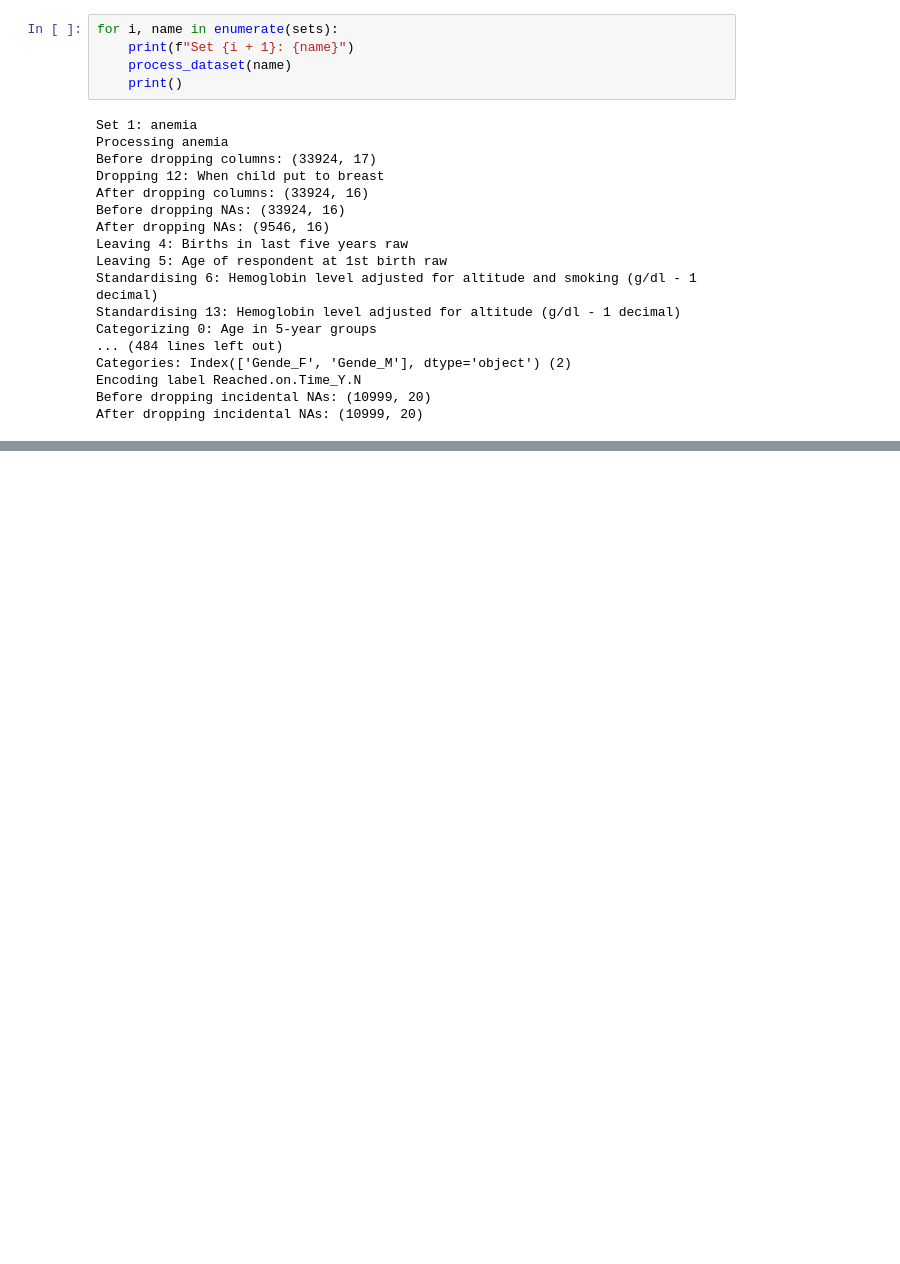
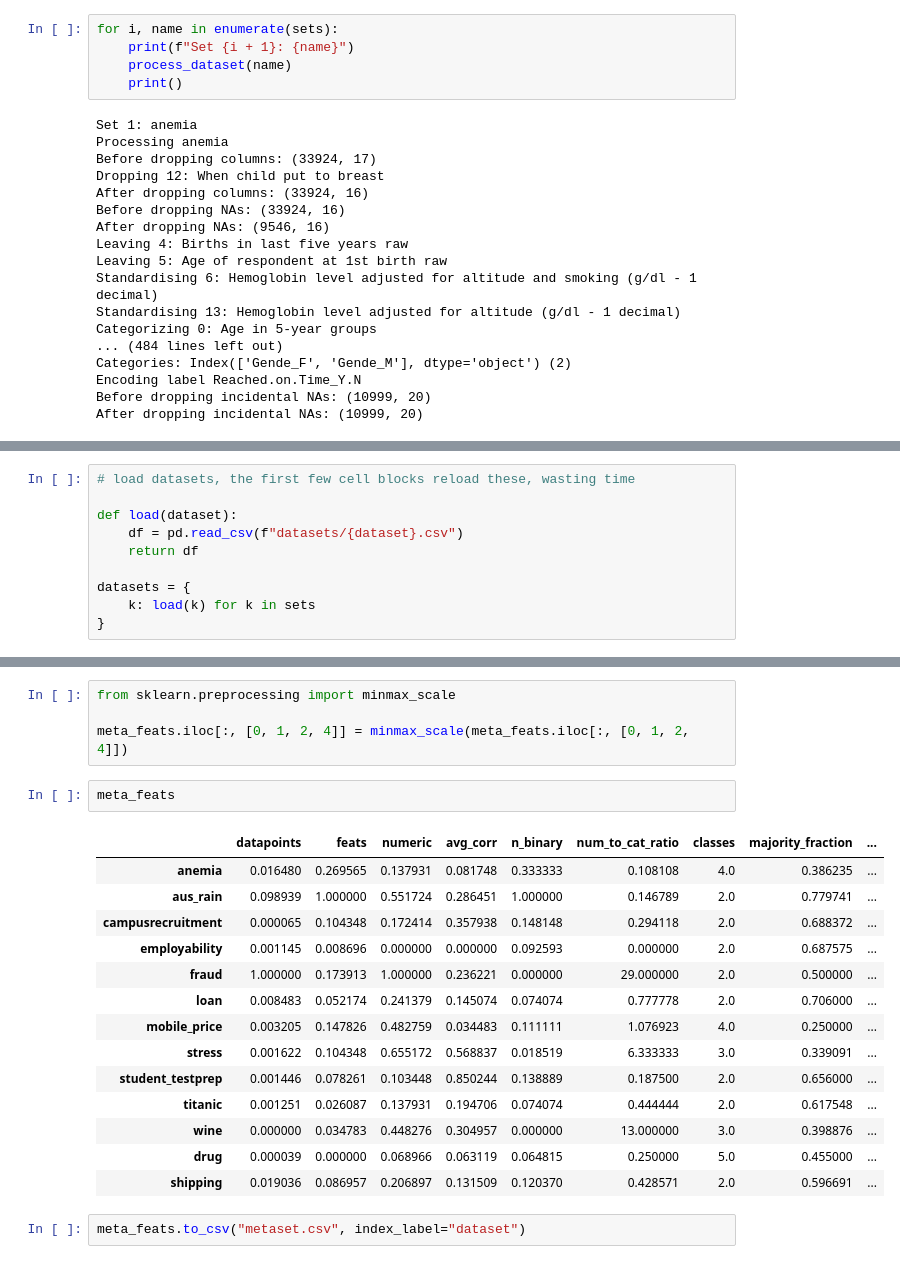
Before and after one commit to SantriptaSharma/iml-metaclassifiers, a Jupyter notebook: preprocess.ipynb, the cells around one changed output, grey strips where cells are left out. Drawn from its saved outputs; the diff is of its cells as text; blank space fills up the shorter version.

```diff
--- a/preprocess.ipynb
+++ b/preprocess.ipynb
@@ -186,0 +208,10 @@ After dropping incidental NAs: (10999, 20)
+# %%
+# load datasets, the first few cell blocks reload these, wasting time
+
+def load(dataset):
+	df = pd.read_csv(f"datasets/{dataset}.csv")
+	return df
+
+datasets = {
+	k: load(k) for k in sets
+}
@@ -186,0 +282,23 @@ After dropping incidental NAs: (10999, 20)
+# %%
+from sklearn.preprocessing import minmax_scale
+
+meta_feats.iloc[:, [0, 1, 2, 4]] = minmax_scale(meta_feats.iloc[:, [0, 1, 2, 4]])
+# %%
+meta_feats
+# %% [output]
+|  | datapoints | feats | numeric | avg_corr | n_binary | num_to_cat_ratio | classes | majority_fraction | ... |
+| anemia | 0.016480 | 0.269565 | 0.137931 | 0.081748 | 0.333333 | 0.108108 | 4.0 | 0.386235 | ... |
+| aus_rain | 0.098939 | 1.000000 | 0.551724 | 0.286451 | 1.000000 | 0.146789 | 2.0 | 0.779741 | ... |
+| campusrecruitment | 0.000065 | 0.104348 | 0.172414 | 0.357938 | 0.148148 | 0.294118 | 2.0 | 0.688372 | ... |
+| employability | 0.001145 | 0.008696 | 0.000000 | 0.000000 | 0.092593 | 0.000000 | 2.0 | 0.687575 | ... |
+| fraud | 1.000000 | 0.173913 | 1.000000 | 0.236221 | 0.000000 | 29.000000 | 2.0 | 0.500000 | ... |
+| loan | 0.008483 | 0.052174 | 0.241379 | 0.145074 | 0.074074 | 0.777778 | 2.0 | 0.706000 | ... |
+| mobile_price | 0.003205 | 0.147826 | 0.482759 | 0.034483 | 0.111111 | 1.076923 | 4.0 | 0.250000 | ... |
+| stress | 0.001622 | 0.104348 | 0.655172 | 0.568837 | 0.018519 | 6.333333 | 3.0 | 0.339091 | ... |
+| student_testprep | 0.001446 | 0.078261 | 0.103448 | 0.850244 | 0.138889 | 0.187500 | 2.0 | 0.656000 | ... |
+| titanic | 0.001251 | 0.026087 | 0.137931 | 0.194706 | 0.074074 | 0.444444 | 2.0 | 0.617548 | ... |
+| wine | 0.000000 | 0.034783 | 0.448276 | 0.304957 | 0.000000 | 13.000000 | 3.0 | 0.398876 | ... |
+| drug | 0.000039 | 0.000000 | 0.068966 | 0.063119 | 0.064815 | 0.250000 | 5.0 | 0.455000 | ... |
+| shipping | 0.019036 | 0.086957 | 0.206897 | 0.131509 | 0.120370 | 0.428571 | 2.0 | 0.596691 | ... |
+# %%
+meta_feats.to_csv("metaset.csv", index_label="dataset")
```
Also changed, not shown: parts of 11 cells of this notebook, 8 other files.
